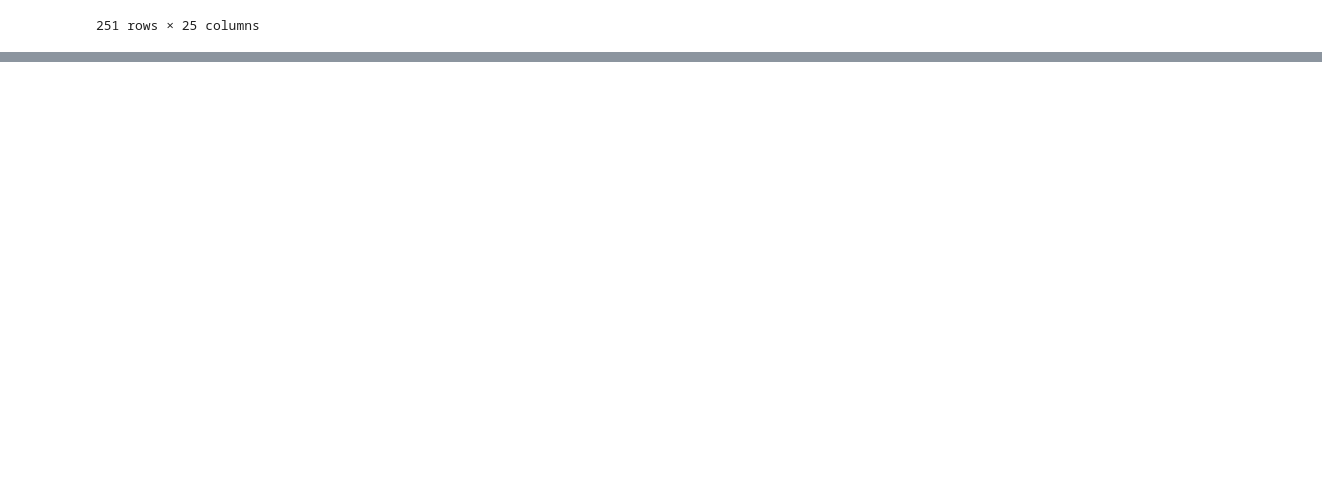
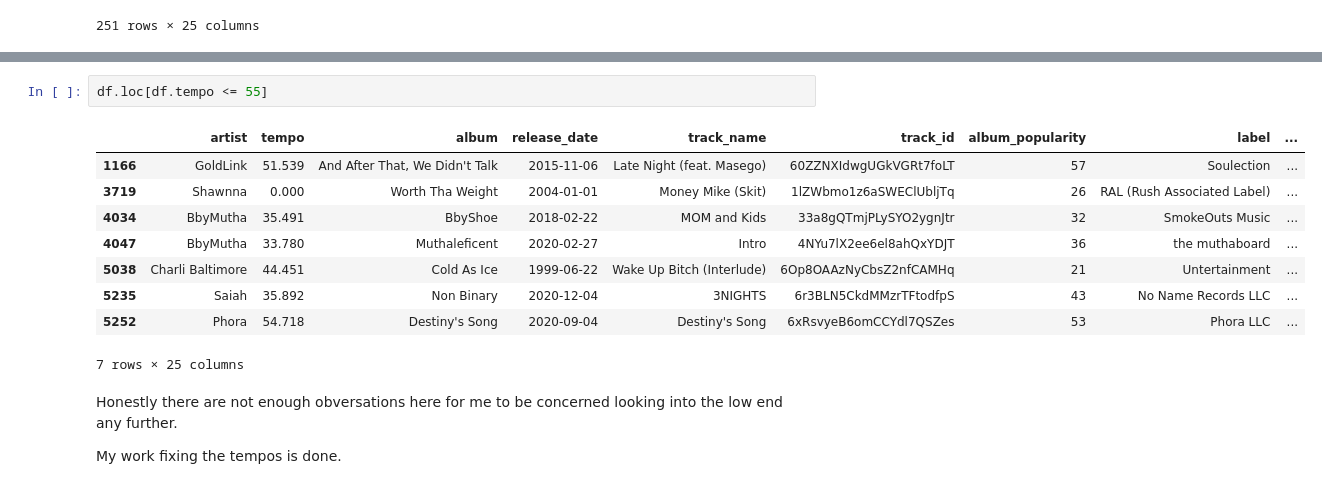
Before and after one commit to SpotiScryers/SpotiScry, a Jupyter notebook: kwame_prepare.ipynb, the cells around one changed output, grey strips where cells are left out. Drawn from its saved outputs; the diff is of its cells as text; blank space fills up the shorter version.

```diff
--- a/kwame_prepare.ipynb
+++ b/kwame_prepare.ipynb
@@ -321,0 +373,16 @@ testing.loc[df.tempo >= 160]
+# %%
+df.loc[df.tempo <= 55]
+# %% [output]
+|  | artist | tempo | album | release_date | track_name | track_id | album_popularity | label | ... |
+| 1166 | GoldLink | 51.539 | And After That, We Didn't Talk | 2015-11-06 | Late Night (feat. Masego) | 60ZZNXIdwgUGkVGRt7foLT | 57 | Soulection | ... |
+| 3719 | Shawnna | 0.000 | Worth Tha Weight | 2004-01-01 | Money Mike (Skit) | 1lZWbmo1z6aSWEClUbljTq | 26 | RAL (Rush Associated Label) | ... |
+| 4034 | BbyMutha | 35.491 | BbyShoe | 2018-02-22 | MOM and Kids | 33a8gQTmjPLySYO2ygnJtr | 32 | SmokeOuts Music | ... |
+| 4047 | BbyMutha | 33.780 | Muthaleficent | 2020-02-27 | Intro | 4NYu7lX2ee6el8ahQxYDJT | 36 | the muthaboard | ... |
+| 5038 | Charli Baltimore | 44.451 | Cold As Ice | 1999-06-22 | Wake Up Bitch (Interlude) | 6Op8OAAzNyCbsZ2nfCAMHq | 21 | Untertainment | ... |
+| 5235 | Saiah | 35.892 | Non Binary | 2020-12-04 | 3NIGHTS | 6r3BLN5CkdMMzrTFtodfpS | 43 | No Name Records LLC | ... |
+| 5252 | Phora | 54.718 | Destiny's Song | 2020-09-04 | Destiny's Song | 6xRsvyeB6omCCYdl7QSZes | 53 | Phora LLC | ... |
+7 rows × 25 columns
+# %% [markdown]
+Honestly there are not enough obversations here for me to be concerned looking into the low end any further.
+
+My work fixing the tempos is done.
```
Also changed, not shown: parts of 5 cells of this notebook.
